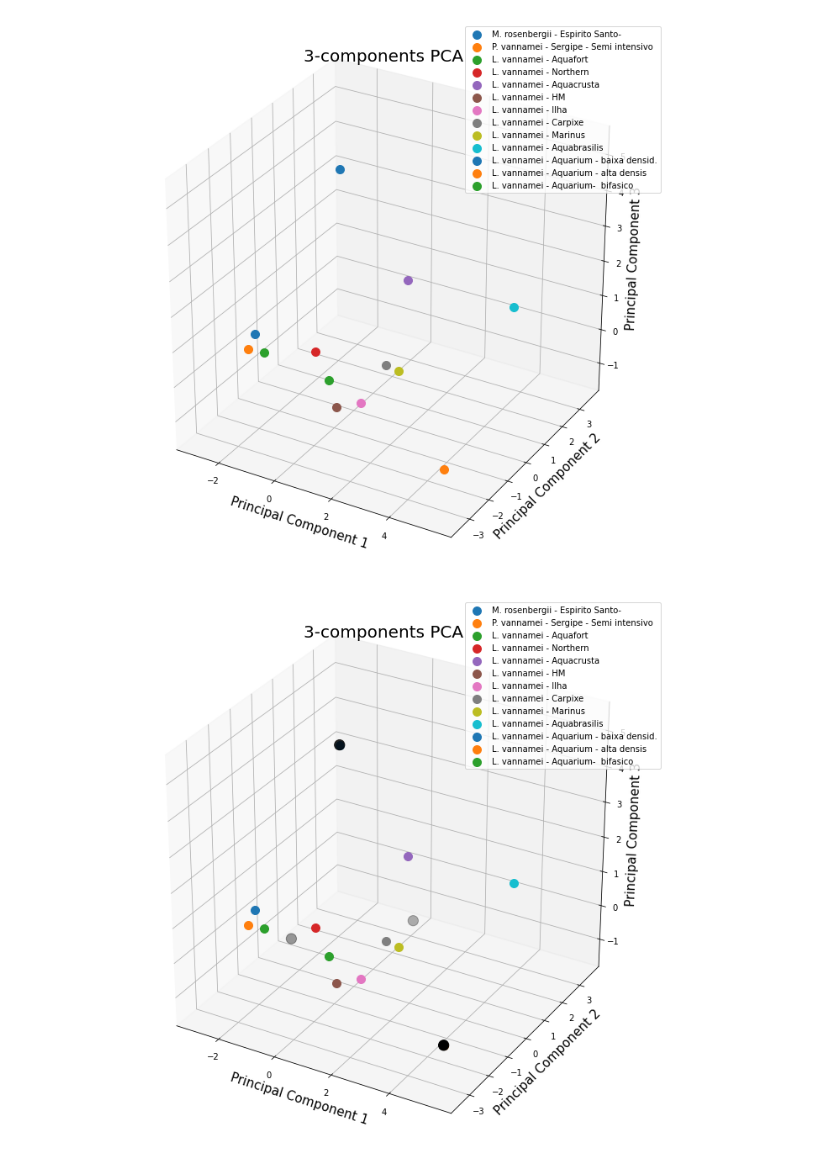
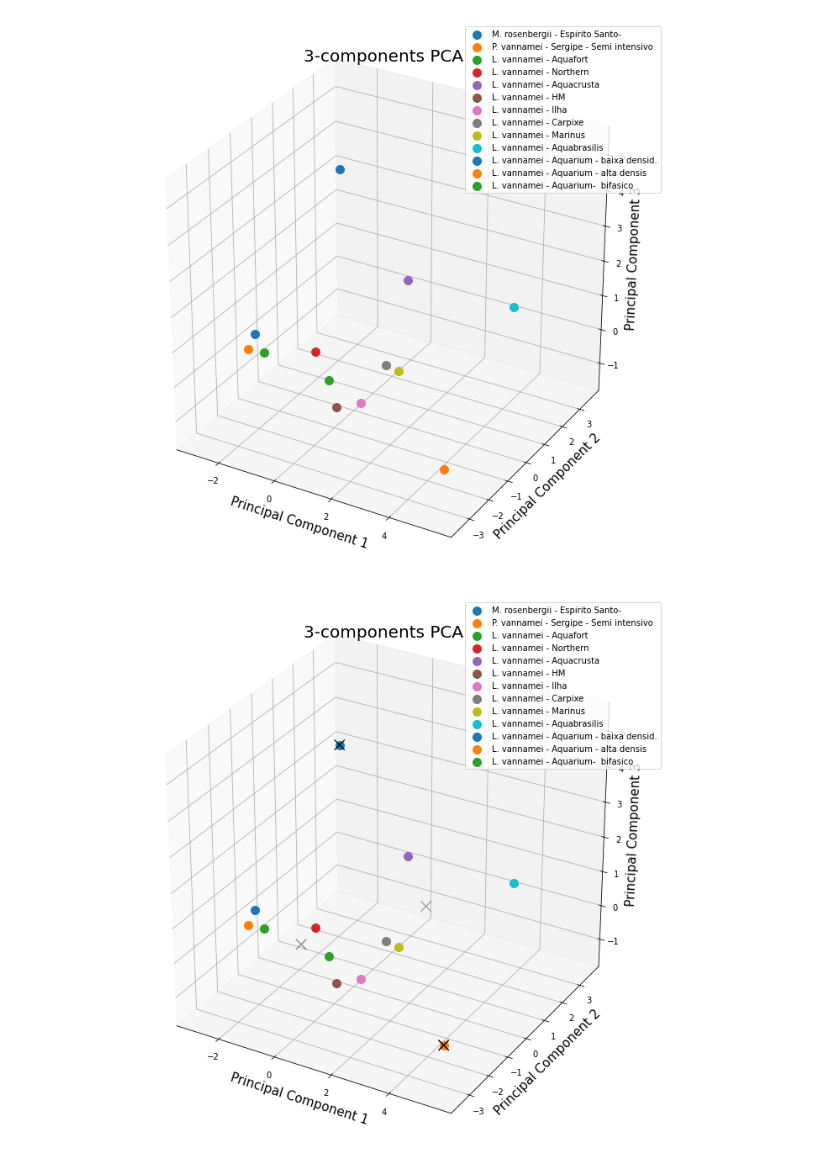
Before and after one commit to christianadriano/PCA_AquacultureSystem, a Jupyter notebook: PCA_KMeans_Environment_Carcinicultura.ipynb, the cells around one changed output. Drawn from its saved outputs; the diff is of its cells as text; code cells hidden in the pictures.

```diff
--- a/PCA_KMeans_Environment_Carcinicultura.ipynb
+++ b/PCA_KMeans_Environment_Carcinicultura.ipynb
@@ -283,35 +283,35 @@ from sklearn.cluster import KMeans
 model = KMeans(4)
 model.fit(df_clustering.iloc[:,1:4])
 #print(model.cluster_centers_)
 
 #Plot clusters
 #plt.scatter(df_clustering.iloc[:,1],df_clustering.iloc[:,2], c=model.labels_.astype(float));
 #plt.scatter(model.cluster_centers_[:,0], model.cluster_centers_[:,1], s=50, color="red"); # Show the
 
 fig = plt.figure(figsize = (12,12))
 ax = fig.add_subplot(111, projection='3d')
 ax.set_xlabel('Principal Component 1', fontsize = 15)
 ax.set_ylabel('Principal Component 2', fontsize = 15)
 ax.set_zlabel('Principal Component 3', fontsize = 15)
 ax.set_title('3-components PCA', fontsize = 20)
 targets = df_cultivo['cultivo'].to_numpy()
 
 for target in targets:
     indicesToKeep = finalDf['cultivo'] == target
     x = finalDf.loc[indicesToKeep, 'principal component 1']
     y = finalDf.loc[indicesToKeep, 'principal component 2']
     z = finalDf.loc[indicesToKeep, 'principal component 3']
     ax.scatter(x,y,z,s = 100)
     #ax.annotate(target, (x,y))
 
-ax.scatter(model.cluster_centers_[:,0], model.cluster_centers_[:,1],model.cluster_centers_[:,2], s=150, color="black"); # Show the
+ax.scatter(model.cluster_centers_[:,0], model.cluster_centers_[:,1],model.cluster_centers_[:,2], s=150, marker='x', color="black"); # Show the
 
 #for name in targets:
 
 ax.legend(targets)
 ax.grid()
 # %% [output]
-[figure, old version]
+[figure, new version]
 # %%
 for centroid in model.cluster_centers_:
   print(centroid)
```
Also changed, not shown: parts of 4 cells of this notebook.
